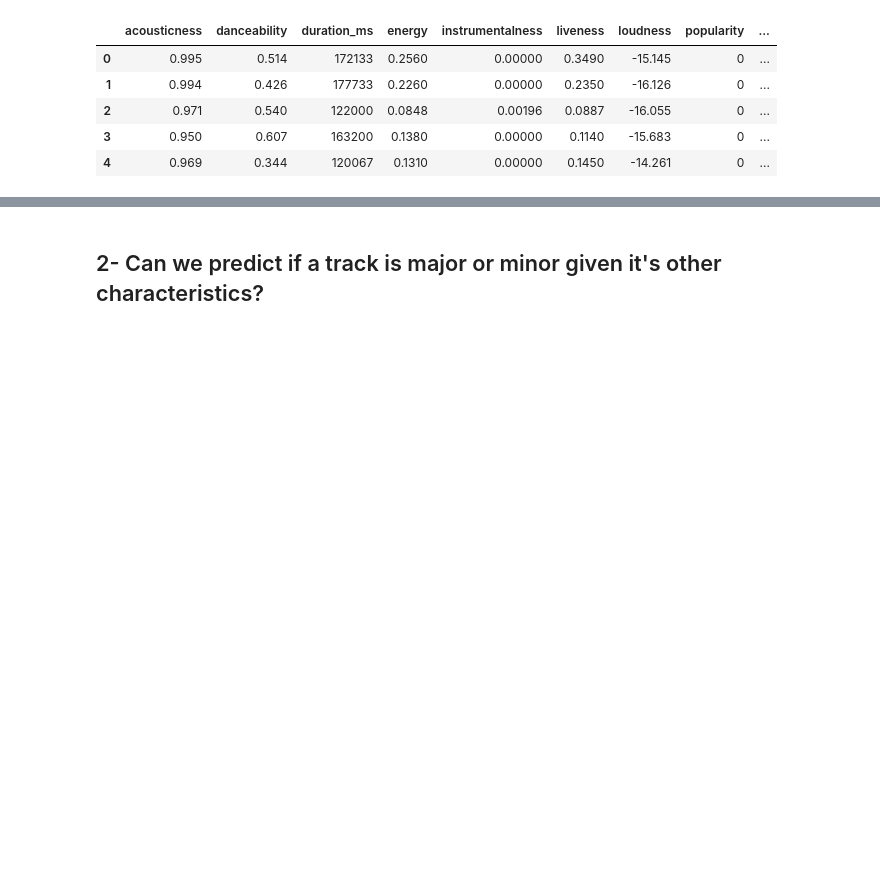
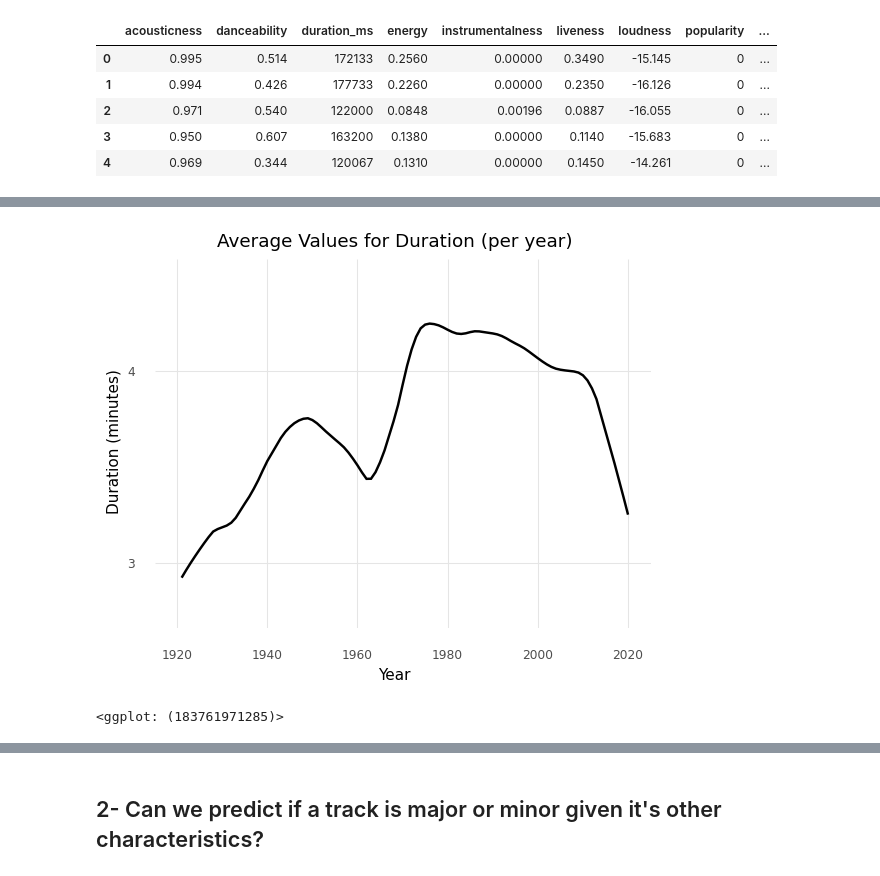
Before and after one commit to danshaub/CPSC392-Final-Project, a Jupyter notebook: Notebooks/Dan-FP.ipynb, the cells around one changed output, grey strips where cells are left out. Cells and saved outputs as stored; diff of their text form; code cells hidden in the pictures; blank space fills up the shorter version.

```diff
--- a/Notebooks/Dan-FP.ipynb
+++ b/Notebooks/Dan-FP.ipynb
@@ -152,0 +199,13 @@ data_agg_1.head()
+# %%
+(ggplot(data_agg_1)
+ + geom_smooth(aes(x = "yr_num", y = "duration_min"), span=.15, se=False)
+ + scale_x_continuous(limits=(1920,2020), breaks = range(1920,2021,20))
+ + scale_y_continuous(limits=(2.75,4.5), breaks = [3,4])
+ + theme_minimal()
+ + theme(panel_grid_minor=element_blank())
+ + ggtitle("Average Values for Duration (per year)")
+ + labs(x="Year", y="Duration (minutes)")
+)
+# %% [output]
+[figure, added]
+<ggplot: (183761971285)>
```
Also changed, not shown: parts of 11 cells of this notebook.
